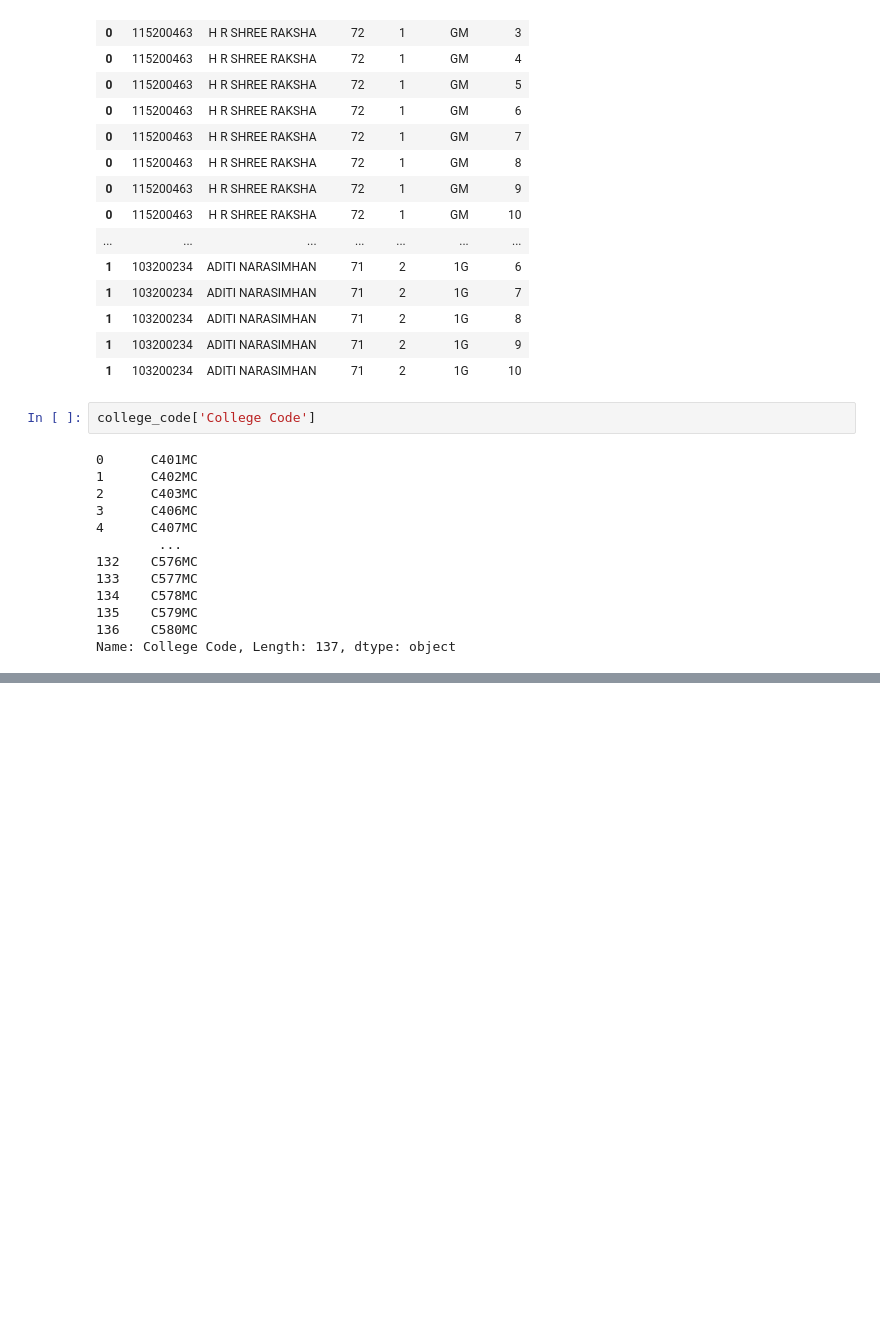
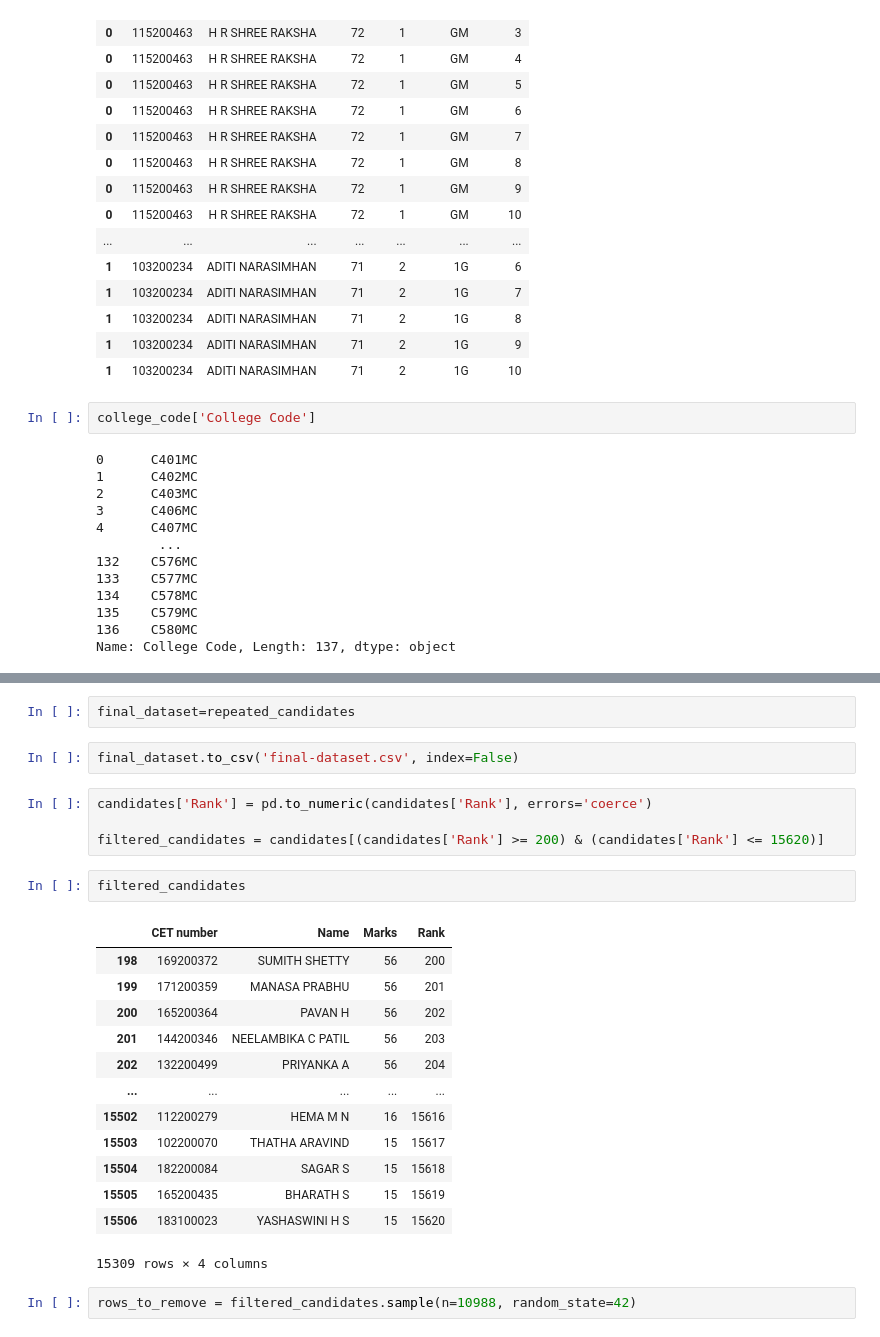
Before and after one commit to jmlakshmisagar/Seat-Allocation-by-KEA, a Jupyter notebook: Random priorty- category-college allotment.ipynb, the cells around one changed output, grey strips where cells are left out. Saved outputs shown, nothing was run; the diff lists cells and outputs as text; blank space fills up the shorter version.

```diff
--- a/Random priorty- category-college allotment.ipynb
+++ b/Random priorty- category-college allotment.ipynb
@@ -424,0 +441,26 @@ can_cat
+# %%
+final_dataset=repeated_candidates
+# %%
+final_dataset.to_csv('final-dataset.csv', index=False)
+# %%
+candidates['Rank'] = pd.to_numeric(candidates['Rank'], errors='coerce')
+
+filtered_candidates = candidates[(candidates['Rank'] >= 200) & (candidates['Rank'] <= 15620)]
+# %%
+filtered_candidates
+# %% [output]
+|  | CET number | Name | Marks | Rank |
+| 198 | 169200372 | SUMITH SHETTY | 56 | 200 |
+| 199 | 171200359 | MANASA PRABHU | 56 | 201 |
+| 200 | 165200364 | PAVAN H | 56 | 202 |
+| 201 | 144200346 | NEELAMBIKA C PATIL | 56 | 203 |
+| 202 | 132200499 | PRIYANKA A | 56 | 204 |
+| ... | ... | ... | ... | ... |
+| 15502 | 112200279 | HEMA M N | 16 | 15616 |
+| 15503 | 102200070 | THATHA ARAVIND | 15 | 15617 |
+| 15504 | 182200084 | SAGAR S | 15 | 15618 |
+| 15505 | 165200435 | BHARATH S | 15 | 15619 |
+| 15506 | 183100023 | YASHASWINI H S | 15 | 15620 |
+15309 rows × 4 columns
+# %%
+rows_to_remove = filtered_candidates.sample(n=10988, random_state=42)
```
Also changed, not shown: parts of 15 cells of this notebook, 1 other file.
